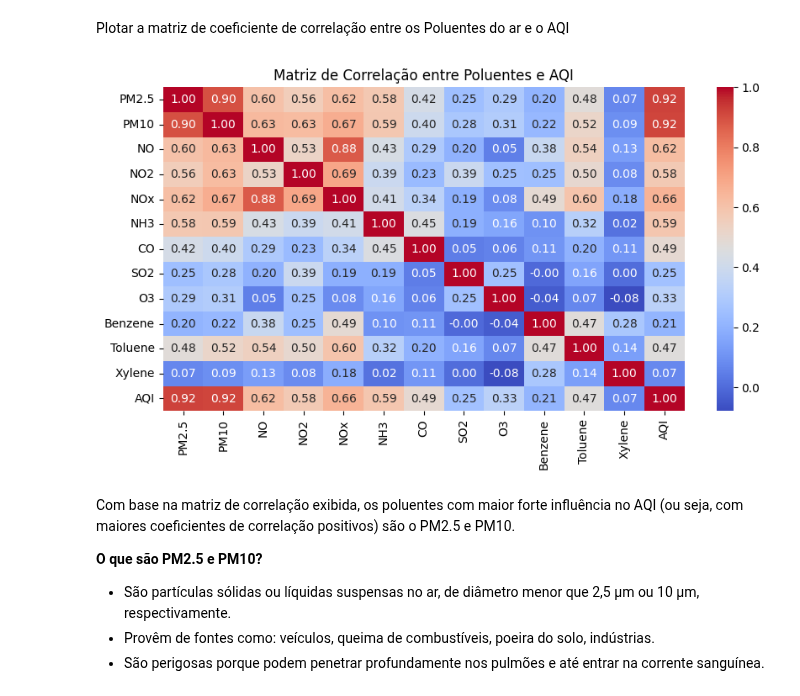
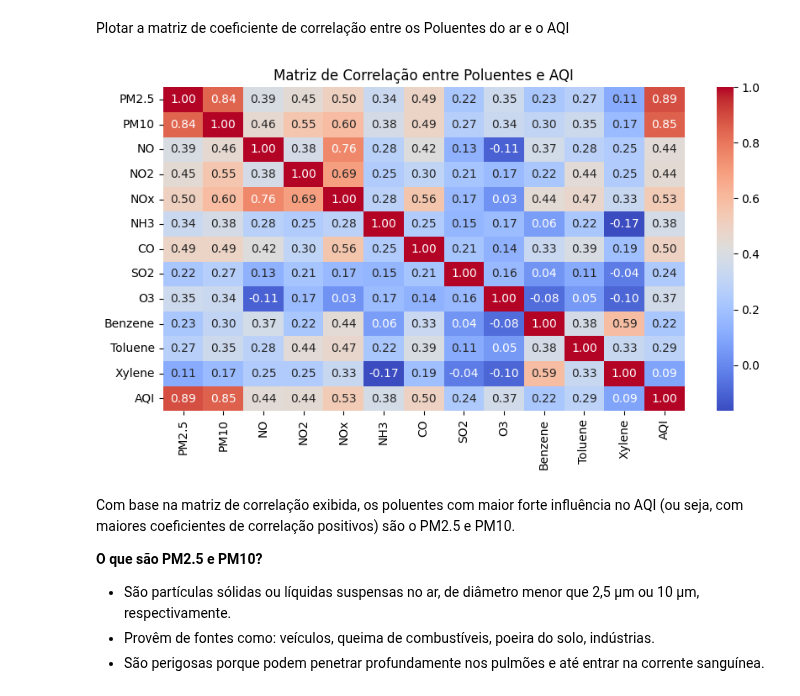
Before and after one commit to raphaelramosds/dca3501-project, a Jupyter notebook: assignments/Trabalho 1 - Parte II - Projeto de Analise de Dados.ipynb, the cells around one changed output. Cells and saved outputs as stored; diff of their text form; code cells hidden in the pictures.

Commit message:
feat: remove outliers of air quality
Co-authored-by: Vitor Gabriel <vitorgabriel27@users.noreply.github.com>

```diff
--- a/assignments/Trabalho 1 - Parte II - Projeto de Analise de Dados.ipynb
+++ b/assignments/Trabalho 1 - Parte II - Projeto de Analise de Dados.ipynb
@@ -259,7 +259,8 @@ Estabilidade
 Para responder a esta pergunta, precisamos analisar a distribuição das concentrações de poluentes para identificar outliers e linhas com dados faltosos
 # %%
 # Selecionar apenas as colunas dos poluentes e do AQI
-pollutants_aqi_cols = ['PM2.5', 'PM10', 'NO', 'NO2', 'NOx', 'NH3', 'CO', 'SO2', 'O3', 'Benzene', 'Toluene', 'Xylene', 'AQI']
+pollutants_cols = ['PM2.5', 'PM10', 'NO', 'NO2', 'NOx', 'NH3', 'CO', 'SO2', 'O3', 'Benzene', 'Toluene', 'Xylene']
+pollutants_aqi_cols = [*pollutants_cols, 'AQI']
 df_air_quality_numeric = df_air_quality[pollutants_aqi_cols].copy()
 
 # Remover linhas com valores faltantes
@@ -287,15 +352,15 @@ None
 Plotar a matriz de coeficiente de correlação entre os Poluentes do ar e o AQI
 # %%
 # Calcular a matriz de coeficientes de correlação pelo metodo de Pearson
-correlation_matrix = df_clean.corr(method='pearson')
+correlation_matrix = df_without_outliers.corr(method='pearson')
 
 # Visualizá-la com um mapa de calor
 plt.figure(figsize=(10, 5))
 sns.heatmap(correlation_matrix, annot=True, cmap='coolwarm', fmt=".2f")
 plt.title("Matriz de Correlação entre Poluentes e AQI")
 plt.show()
 # %% [output]
-[figure, old version]
+[figure, new version]
 # %% [markdown]
 Com base na matriz de correlação exibida, os poluentes com maior forte influência no AQI (ou seja, com maiores coeficientes de correlação positivos) são o PM2.5 e PM10.
 
```
Also changed, not shown: parts of 1 cell of this notebook.
